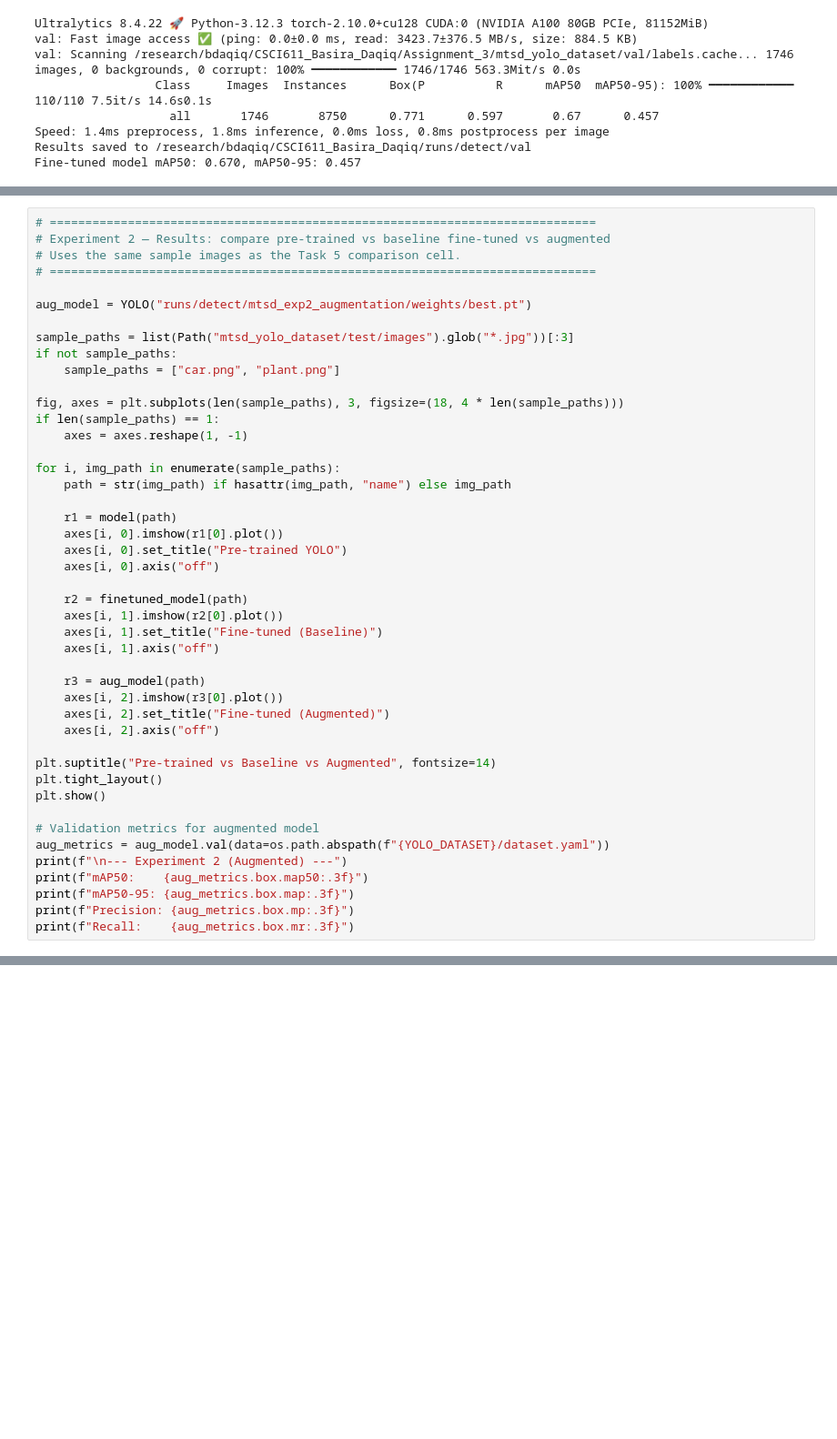
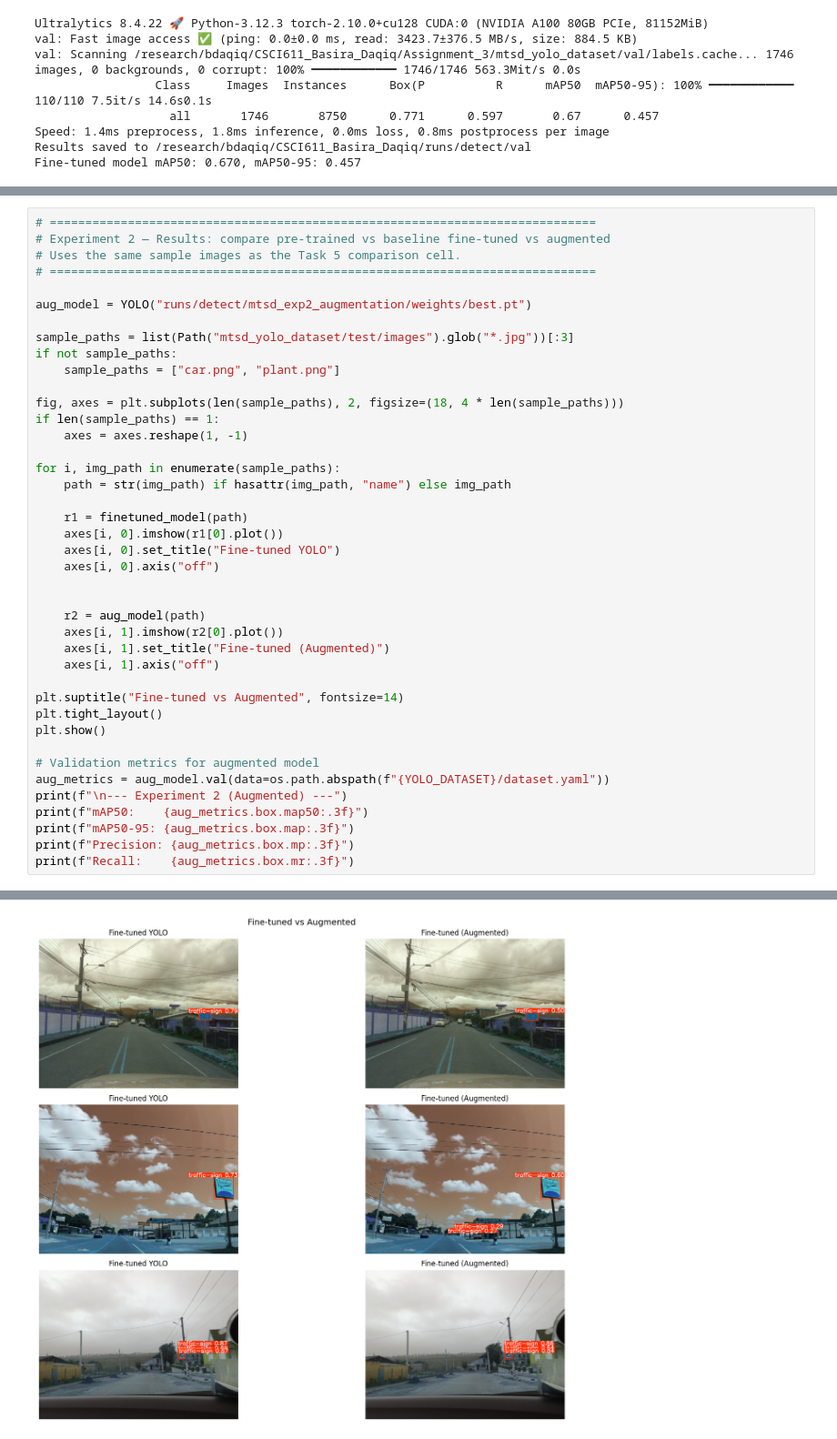
Before and after one commit to bdaqiq01/CSCI611_Basira_Daqiq, a Jupyter notebook: Assignment_3/Small_object.ipynb, the cells around one changed output, grey strips where cells are left out. Shown at 91% size. Saved outputs shown, nothing was run; the diff lists cells and outputs as text; blank space fills up the shorter version.

```diff
--- a/Assignment_3/Small_object.ipynb
+++ b/Assignment_3/Small_object.ipynb
@@ -355,29 +373,25 @@ sample_paths = list(Path("mtsd_yolo_dataset/test/images").glob("*.jpg"))[:3]
 if not sample_paths:
     sample_paths = ["car.png", "plant.png"]
 
-fig, axes = plt.subplots(len(sample_paths), 3, figsize=(18, 4 * len(sample_paths)))
+fig, axes = plt.subplots(len(sample_paths), 2, figsize=(18, 4 * len(sample_paths)))
 if len(sample_paths) == 1:
     axes = axes.reshape(1, -1)
 
 for i, img_path in enumerate(sample_paths):
     path = str(img_path) if hasattr(img_path, "name") else img_path
 
-    r1 = model(path)
+    r1 = finetuned_model(path)
     axes[i, 0].imshow(r1[0].plot())
-    axes[i, 0].set_title("Pre-trained YOLO")
+    axes[i, 0].set_title("Fine-tuned YOLO")
     axes[i, 0].axis("off")
 
-    r2 = finetuned_model(path)
+
+    r2 = aug_model(path)
     axes[i, 1].imshow(r2[0].plot())
-    axes[i, 1].set_title("Fine-tuned (Baseline)")
+    axes[i, 1].set_title("Fine-tuned (Augmented)")
     axes[i, 1].axis("off")
 
-    r3 = aug_model(path)
-    axes[i, 2].imshow(r3[0].plot())
-    axes[i, 2].set_title("Fine-tuned (Augmented)")
-    axes[i, 2].axis("off")
-
-plt.suptitle("Pre-trained vs Baseline vs Augmented", fontsize=14)
+plt.suptitle("Fine-tuned vs Augmented", fontsize=14)
 plt.tight_layout()
 plt.show()
 
@@ -388,3 +402,4 @@ print(f"mAP50:    {aug_metrics.box.map50:.3f}")
 print(f"mAP50-95: {aug_metrics.box.map:.3f}")
 print(f"Precision: {aug_metrics.box.mp:.3f}")
 print(f"Recall:    {aug_metrics.box.mr:.3f}")
+# %% [output]
@@ -390,0 +423 @@ print(f"Recall:    {aug_metrics.box.mr:.3f}")
+[figure, added]
```
Also changed, not shown: parts of 4 cells of this notebook, 1 other file.
